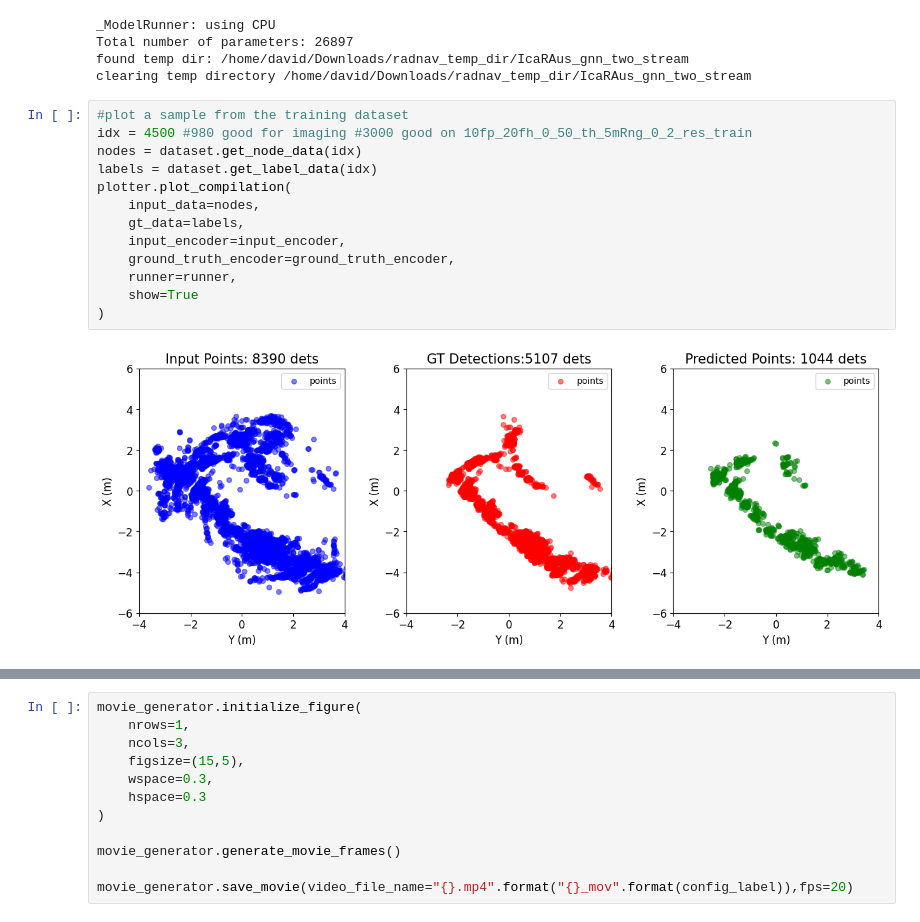
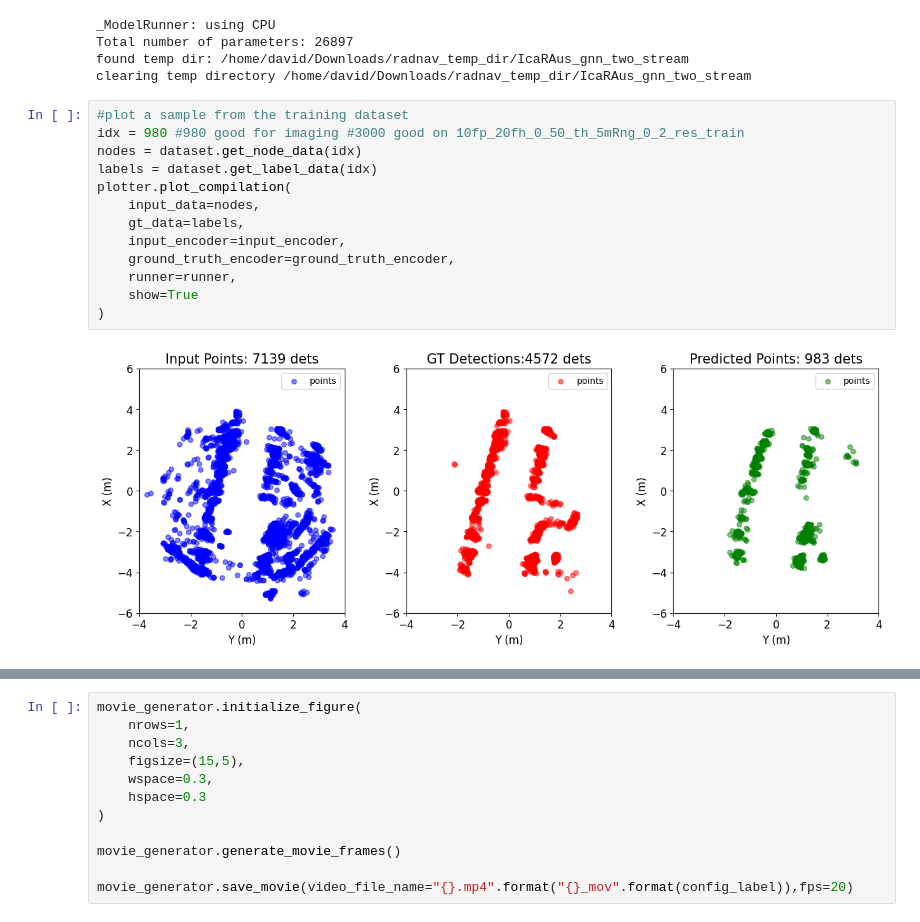
Before and after one commit to davidmhunt/mmwave_model_integrator, a Jupyter notebook: notebooks/testing_IcaRAus_gnn.ipynb, the cells around one changed output, grey strips where cells are left out. Cells and saved outputs as stored; diff of their text form.

```diff
--- a/notebooks/testing_IcaRAus_gnn.ipynb
+++ b/notebooks/testing_IcaRAus_gnn.ipynb
@@ -77,19 +77,19 @@ found temp dir: /home/david/Downloads/radnav_temp_dir/IcaRAus_gnn_two_stream
 clearing temp directory /home/david/Downloads/radnav_temp_dir/IcaRAus_gnn_two_stream
 # %%
 #plot a sample from the training dataset
-idx = 4500 #980 good for imaging #3000 good on 10fp_20fh_0_50_th_5mRng_0_2_res_train
+idx = 980 #980 good for imaging #3000 good on 10fp_20fh_0_50_th_5mRng_0_2_res_train
 nodes = dataset.get_node_data(idx)
 labels = dataset.get_label_data(idx)
 plotter.plot_compilation(
     input_data=nodes,
     gt_data=labels,
     input_encoder=input_encoder,
     ground_truth_encoder=ground_truth_encoder,
     runner=runner,
     show=True
 )
 # %% [output]
-[figure, old version]
+[figure, new version]
 # %%
 idx = 980
 nodes = dataset.get_node_data(idx)
```
Also changed, not shown: parts of 2 cells of this notebook, 8 other files.
